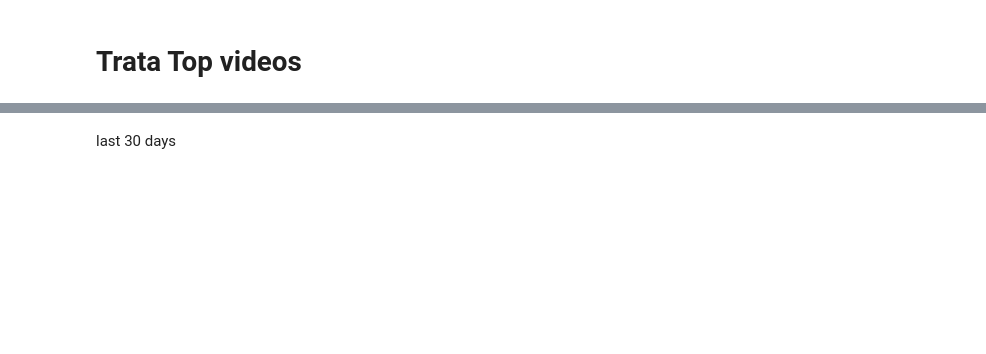
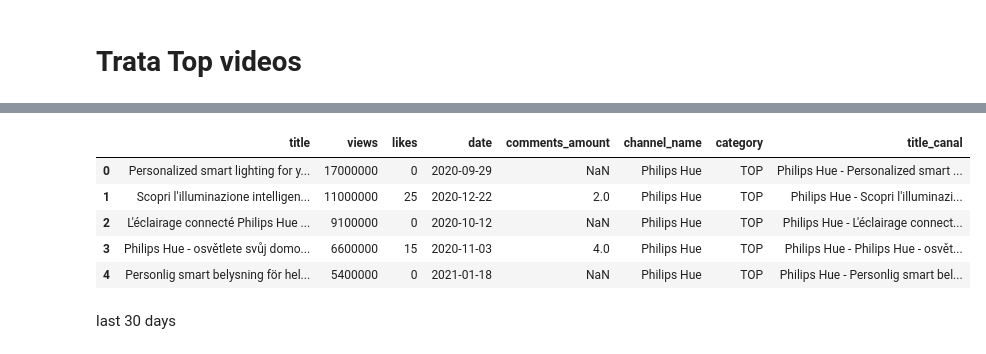
Before and after one commit to levyvix/youtube_scraper, a Jupyter notebook: transform.ipynb, the cells around one changed output, grey strips where cells are left out. Drawn from its saved outputs; the diff is of its cells as text; code cells hidden in the pictures; blank space fills up the shorter version.

```diff
--- a/transform.ipynb
+++ b/transform.ipynb
@@ -212,23 +299,42 @@ def days_on_youtube(value) -> int:
 videos = pd.read_parquet(base_path + "videos.parquet")
 top_videos = pd.read_parquet(base_path + "top_videos.parquet")
 
+videos = (
+    videos.assign(
+        title_canal = lambda d: d['channel_name'] + ' - ' + d['title']
+    )
+)
 
-# join the two dataframes
-
-videos = pd.concat([videos, top_videos])
+top_videos = (
+    top_videos.assign(
+        title_canal = lambda d: d['channel_name'] + ' - ' + d['title']
+    )
+)
 
 
-videos_sorted = videos.sort_values("channel_name")
 
-videos_sorted["subscribers"] = videos_sorted["subscribers"].fillna(method="ffill")
+# videos.sort_values("channel_name").to_csv(base_path + "videos_clean.csv", index=False, sep=";")
+# top_videos.sort_values("channel_name").to_csv(base_path + "top_videos_clean.csv", index=False, sep=";")
 
 
-videos_sorted = videos_sorted.sort_values(["channel_name", "category", "date"])
+# # join the two dataframes
+
+# videos = pd.concat([videos, top_videos])
 
 
-videos_sorted.to_parquet(base_path + "videos_sorted.parquet")
+# videos_sorted = videos.sort_values("channel_name")
+
+# videos_sorted["subscribers"] = videos_sorted["subscribers"].fillna(method="ffill")
 
 
-pd.read_parquet(base_path + "videos_sorted.parquet").to_csv(
-    base_path + "videos_sorted.csv", index=False, sep=';'
-)
+# videos_sorted = videos_sorted.sort_values(["channel_name", "category", "date"])
+
+
+# videos_sorted.to_parquet(base_path + "videos_sorted.parquet")
+
+
+# (pd.read_parquet(base_path + "videos_sorted.parquet")
+#  .assign(title_canal = lambda d: d['channel_name'] + ' - ' + d['title'])
+#  .to_csv(
+#     base_path + "videos_sorted.csv", index=False, sep=';'
+# ))
@@ -234,0 +358,9 @@ pd.read_parquet(base_path + "videos_sorted.parquet").to_csv(
+# %%
+top_videos.head()
+# %% [output]
+|  | title | views | likes | date | comments_amount | channel_name | category | title_canal |
+| 0 | Personalized smart lighting for y... | 17000000 | 0 | 2020-09-29 | NaN | Philips Hue | TOP | Philips Hue - Personalized smart ... |
+| 1 | Scopri l'illuminazione intelligen... | 11000000 | 25 | 2020-12-22 | 2.0 | Philips Hue | TOP | Philips Hue - Scopri l'illuminazi... |
+| 2 | L'éclairage connecté Philips Hue ... | 9100000 | 0 | 2020-10-12 | NaN | Philips Hue | TOP | Philips Hue - L'éclairage connect... |
+| 3 | Philips Hue - osvětlete svůj domo... | 6600000 | 15 | 2020-11-03 | 4.0 | Philips Hue | TOP | Philips Hue - Philips Hue - osvět... |
+| 4 | Personlig smart belysning för hel... | 5400000 | 0 | 2021-01-18 | NaN | Philips Hue | TOP | Philips Hue - Personlig smart bel... |
```
Also changed, not shown: parts of 21 cells of this notebook, 16 other files.
